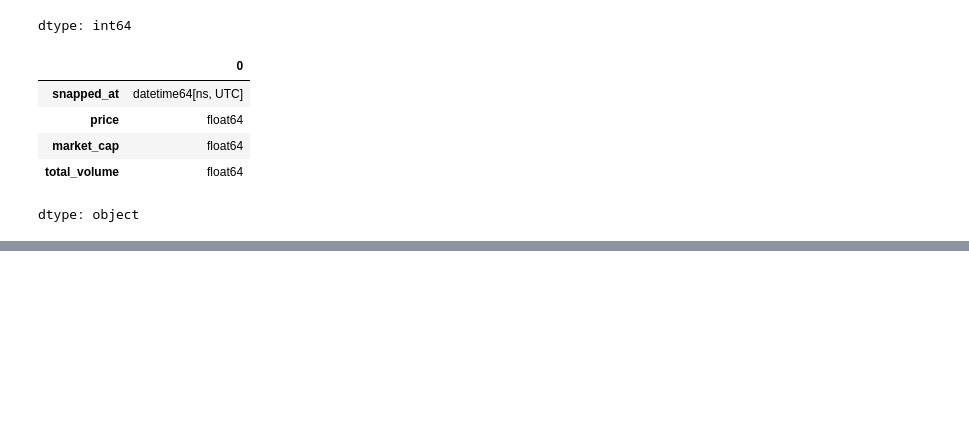
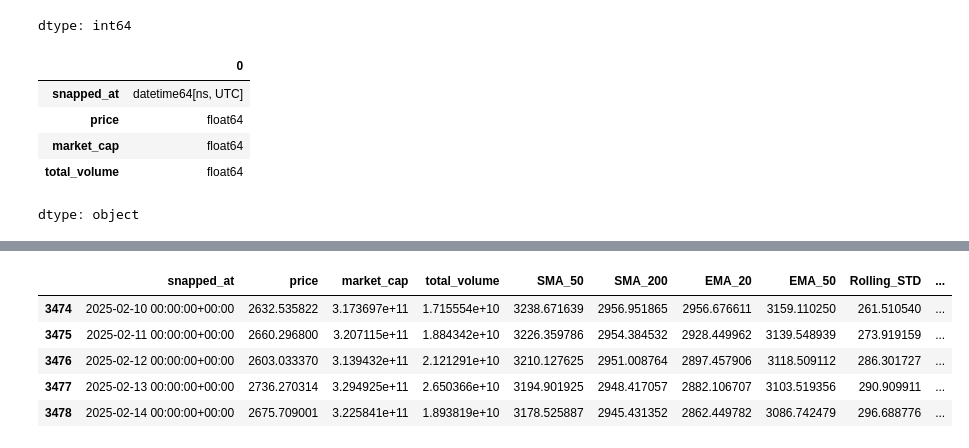
Before and after one commit to SaiTejaBorgam/Data-Science-Project, a Jupyter notebook: Project code.ipynb, the cells around one changed output, grey strips where cells are left out. Cells and saved outputs as stored; diff of their text form; code cells hidden in the pictures; blank space fills up the shorter version.

```diff
--- a/Project code.ipynb
+++ b/Project code.ipynb
@@ -168,0 +255,15 @@ dtype: object
+# %%
+Q1 = Ethereum["price"].quantile(0.25)
+Q3 = Ethereum["price"].quantile(0.75)
+IQR = Q3 - Q1
+
+lower_bound = Q1 - 1.5 * IQR
+upper_bound = Q3 + 1.5 * IQR
+
+outliers = Ethereum[(Ethereum["price"] < lower_bound) | (Ethereum["price"] > upper_bound)]
+print("Outliers detected:")
+print(outliers)
+
+Ethereum_afterclean = Ethereum[(Ethereum["price"] >= lower_bound) & (Ethereum["price"] <= upper_bound)]
+print("Cleaned Data:")
+print(Ethereum_afterclean)
@@ -168,0 +291,4 @@ dtype: object
+# %%
+#sma- simple moving averages
+Ethereum_afterclean["SMA_50"] = Ethereum_afterclean["price"].rolling(window=50).mean()
+Ethereum_afterclean["SMA_200"] = Ethereum_afterclean["price"].rolling(window=200).mean()
@@ -168,0 +306,4 @@ dtype: object
+# %%
+#ema- exponential moving averages
+Ethereum_afterclean["EMA_20"] = Ethereum_afterclean["price"].ewm(span=20, adjust=False).mean()
+Ethereum_afterclean["EMA_50"] = Ethereum_afterclean["price"].ewm(span=50, adjust=False).mean()
@@ -168,0 +321,5 @@ dtype: object
+# %%
+#bollinger bands
+Ethereum_afterclean["Rolling_STD"] = Ethereum_afterclean["price"].rolling(window=50).std()
+Ethereum_afterclean["BB_Upper"] = Ethereum_afterclean["SMA_50"] + (2 * Ethereum_afterclean["Rolling_STD"])
+Ethereum_afterclean["BB_Lower"] = Ethereum_afterclean["SMA_50"] - (2 * Ethereum_afterclean["Rolling_STD"])
@@ -168,0 +351,9 @@ dtype: object
+# %%
+Ethereum_afterclean.tail()
+# %% [output]
+|  | snapped_at | price | market_cap | total_volume | SMA_50 | SMA_200 | EMA_20 | EMA_50 | Rolling_STD | ... |
+| 3474 | 2025-02-10 00:00:00+00:00 | 2632.535822 | 3.173697e+11 | 1.715554e+10 | 3238.671639 | 2956.951865 | 2956.676611 | 3159.110250 | 261.510540 | ... |
+| 3475 | 2025-02-11 00:00:00+00:00 | 2660.296800 | 3.207115e+11 | 1.884342e+10 | 3226.359786 | 2954.384532 | 2928.449962 | 3139.548939 | 273.919159 | ... |
+| 3476 | 2025-02-12 00:00:00+00:00 | 2603.033370 | 3.139432e+11 | 2.121291e+10 | 3210.127625 | 2951.008764 | 2897.457906 | 3118.509112 | 286.301727 | ... |
+| 3477 | 2025-02-13 00:00:00+00:00 | 2736.270314 | 3.294925e+11 | 2.650366e+10 | 3194.901925 | 2948.417057 | 2882.106707 | 3103.519356 | 290.909911 | ... |
+| 3478 | 2025-02-14 00:00:00+00:00 | 2675.709001 | 3.225841e+11 | 1.893819e+10 | 3178.525887 | 2945.431352 | 2862.449782 | 3086.742479 | 296.688776 | ... |
```
Also changed, not shown: parts of 31 cells of this notebook.
